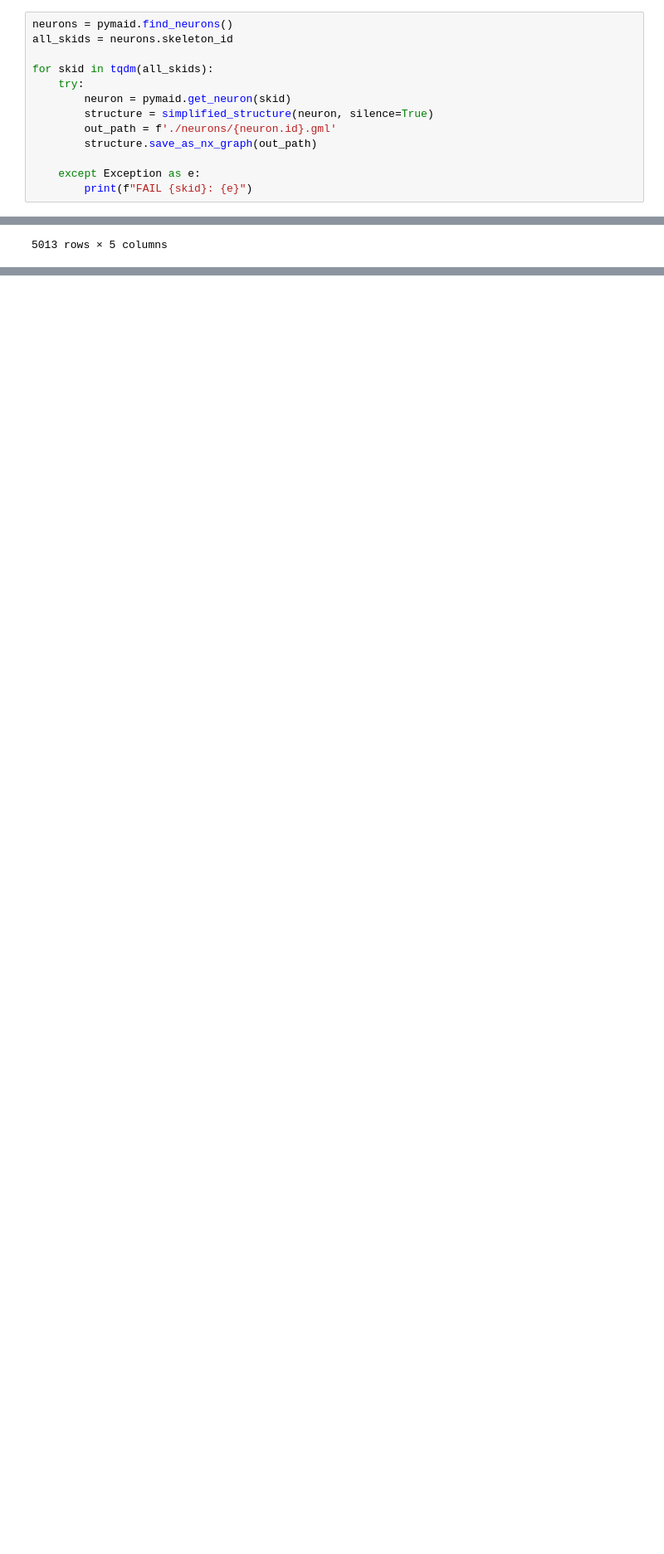
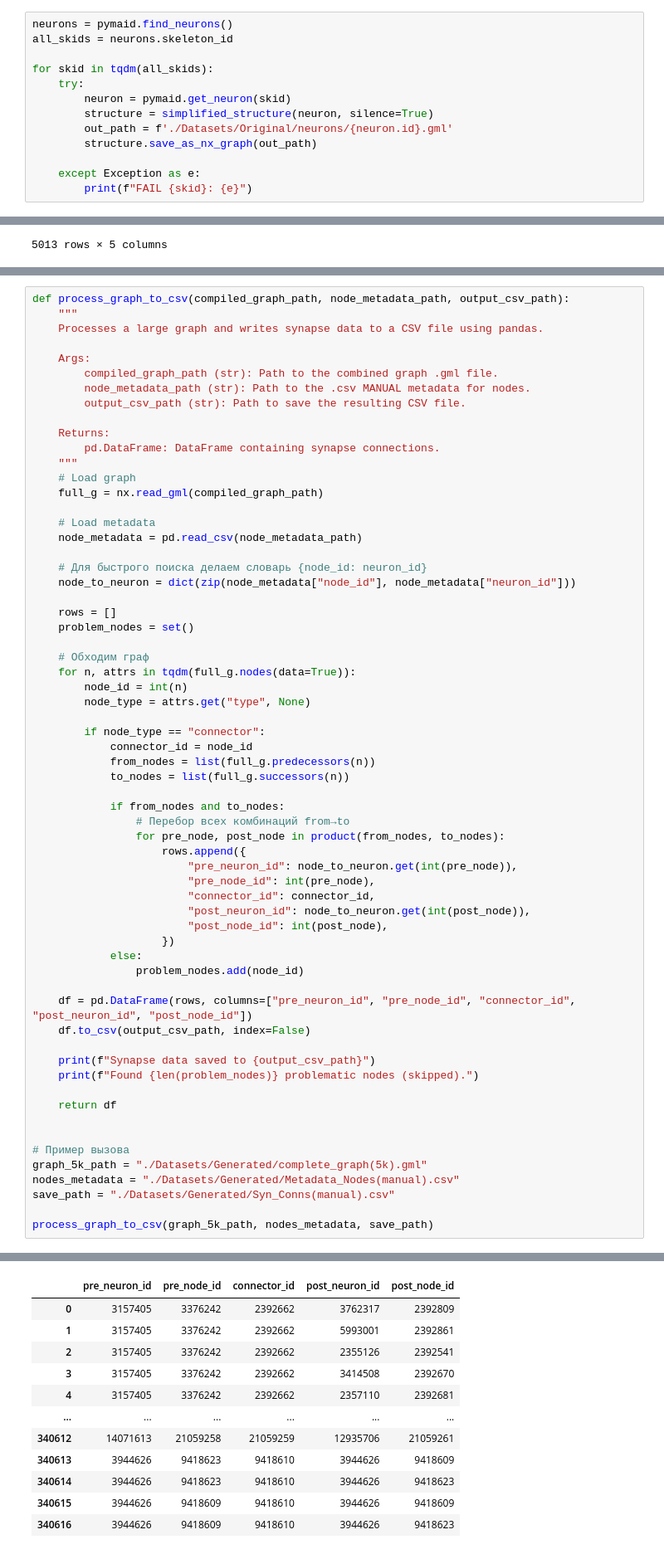
Before and after one commit to Leon-Parepko/Drosophila-Larvae-Simulation, a Jupyter notebook: Leon/Technical/Build_Graph_(Syn_Lvl).ipynb, the cells around one changed output, grey strips where cells are left out. Shown at 83% size. Cells and saved outputs as stored; diff of their text form; blank space fills up the shorter version.

```diff
--- a/Leon/Technical/Build_Graph_(Syn_Lvl).ipynb
+++ b/Leon/Technical/Build_Graph_(Syn_Lvl).ipynb
@@ -133,7 +147,7 @@ for skid in tqdm(all_skids):
     try:
         neuron = pymaid.get_neuron(skid)
         structure = simplified_structure(neuron, silence=True)
-        out_path = f'./neurons/{neuron.id}.gml'
+        out_path = f'./Datasets/Original/neurons/{neuron.id}.gml'
         structure.save_as_nx_graph(out_path)
 
     except Exception as e:
@@ -357,0 +400,64 @@ neurons_df
+# %%
+def process_graph_to_csv(compiled_graph_path, node_metadata_path, output_csv_path):
+    """
+    Processes a large graph and writes synapse data to a CSV file using pandas.
+
+    Args:
+        compiled_graph_path (str): Path to the combined graph .gml file.
+        node_metadata_path (str): Path to the .csv MANUAL metadata for nodes.
+        output_csv_path (str): Path to save the resulting CSV file.
+
+    Returns:
+        pd.DataFrame: DataFrame containing synapse connections.
+    """
+    # Load graph
+    full_g = nx.read_gml(compiled_graph_path)
+
+    # Load metadata
+    node_metadata = pd.read_csv(node_metadata_path)
+
+    # Для быстрого поиска делаем словарь {node_id: neuron_id}
+    node_to_neuron = dict(zip(node_metadata["node_id"], node_metadata["neuron_id"]))
+
+    rows = []
+    problem_nodes = set()
+
+    # Обходим граф
+    for n, attrs in tqdm(full_g.nodes(data=True)):
+        node_id = int(n)
+        node_type = attrs.get("type", None)
+
+        if node_type == "connector":
+            connector_id = node_id
+            from_nodes = list(full_g.predecessors(n))
+            to_nodes = list(full_g.successors(n))
+
+            if from_nodes and to_nodes:
+                # Перебор всех комбинаций from→to
+                for pre_node, post_node in product(from_nodes, to_nodes):
+                    rows.append({
+                        "pre_neuron_id": node_to_neuron.get(int(pre_node)),
+                        "pre_node_id": int(pre_node),
+                        "connector_id": connector_id,
+                        "post_neuron_id": node_to_neuron.get(int(post_node)),
+                        "post_node_id": int(post_node),
+                    })
+            else:
+                problem_nodes.add(node_id)
+
+    df = pd.DataFrame(rows, columns=["pre_neuron_id", "pre_node_id", "connector_id", "post_neuron_id", "post_node_id"])
+    df.to_csv(output_csv_path, index=False)
+
+    print(f"Synapse data saved to {output_csv_path}")
+    print(f"Found {len(problem_nodes)} problematic nodes (skipped).")
+
+    return df
+
+
+# Пример вызова
+graph_5k_path = "./Datasets/Generated/complete_graph(5k).gml"
+nodes_metadata = "./Datasets/Generated/Metadata_Nodes(manual).csv"
+save_path = "./Datasets/Generated/Syn_Conns(manual).csv"
+
+process_graph_to_csv(graph_5k_path, nodes_metadata, save_path)
+# %% [output]
@@ -357,0 +466,12 @@ neurons_df
+|  | pre_neuron_id | pre_node_id | connector_id | post_neuron_id | post_node_id |
+| 0 | 3157405 | 3376242 | 2392662 | 3762317 | 2392809 |
+| 1 | 3157405 | 3376242 | 2392662 | 5993001 | 2392861 |
+| 2 | 3157405 | 3376242 | 2392662 | 2355126 | 2392541 |
+| 3 | 3157405 | 3376242 | 2392662 | 3414508 | 2392670 |
+| 4 | 3157405 | 3376242 | 2392662 | 2357110 | 2392681 |
+| ... | ... | ... | ... | ... | ... |
+| 340612 | 14071613 | 21059258 | 21059259 | 12935706 | 21059261 |
+| 340613 | 3944626 | 9418623 | 9418610 | 3944626 | 9418609 |
+| 340614 | 3944626 | 9418623 | 9418610 | 3944626 | 9418623 |
+| 340615 | 3944626 | 9418609 | 9418610 | 3944626 | 9418609 |
+| 340616 | 3944626 | 9418609 | 9418610 | 3944626 | 9418623 |
```
Also changed, not shown: parts of 11 cells of this notebook, 3 other files.
